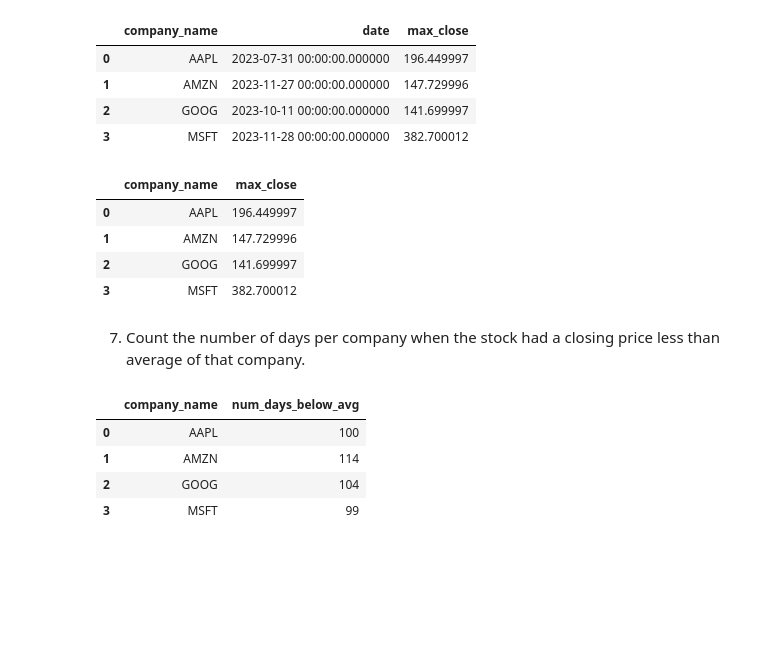
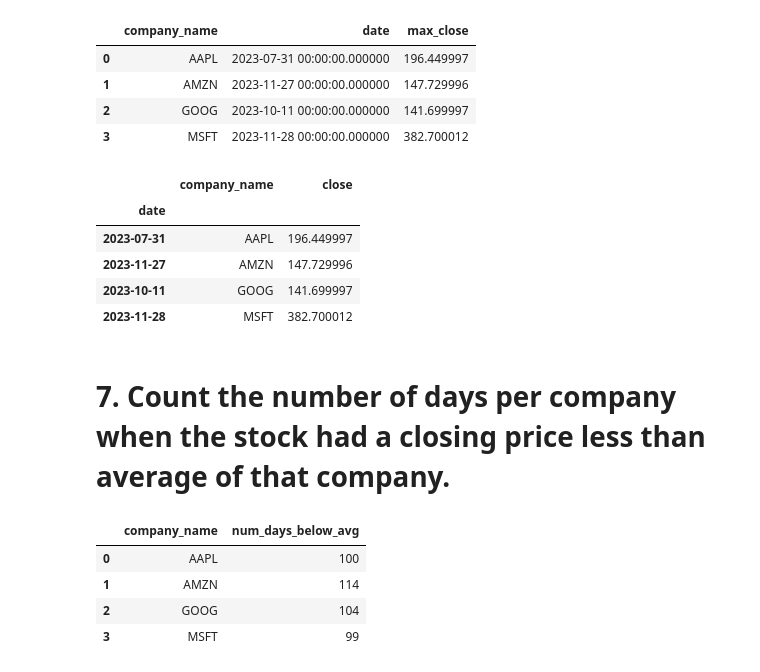
Before and after one commit to danjelito/stock-market-sql, a Jupyter notebook: main.ipynb, the cells around one changed output. Saved outputs shown, nothing was run; the diff lists cells and outputs as text; code cells hidden in the pictures; blank space fills up the shorter version.

```diff
--- a/main.ipynb
+++ b/main.ipynb
@@ -283,23 +305,26 @@ sqldf("""
 | 1 | AMZN | 2023-11-27 00:00:00.000000 | 147.729996 |
 | 2 | GOOG | 2023-10-11 00:00:00.000000 | 141.699997 |
 | 3 | MSFT | 2023-11-28 00:00:00.000000 | 382.700012 |
-# %%
-sqldf("""
-    SELECT
-        company_name,
-        MAX(close) AS max_close
-    FROM df
-    GROUP BY company_name
-    ORDER BY company_name
-""")
-# %% [output]
-|  | company_name | max_close |
-| 0 | AAPL | 196.449997 |
-| 1 | AMZN | 147.729996 |
-| 2 | GOOG | 141.699997 |
-| 3 | MSFT | 382.700012 |
+# %%
+(df
+    .assign(
+        max_close = (df.groupby("company_name")["close"].transform("max"))
+    )
+    .loc[lambda df_:
+        df_["close"] == df_["max_close"],
+        ["company_name", "close"]
+    ]
+    .sort_values("company_name")
+)
+# %% [output]
+|  | company_name | close |
+| date |  |  |
+| 2023-07-31 | AAPL | 196.449997 |
+| 2023-11-27 | AMZN | 147.729996 |
+| 2023-10-11 | GOOG | 141.699997 |
+| 2023-11-28 | MSFT | 382.700012 |
 # %% [markdown]
-7. Count the number of days per company when the stock had a closing price less than average of that company.
+# 7. Count the number of days per company when the stock had a closing price less than average of that company.
 # %%
 sqldf("""
     SELECT
```
Also changed, not shown: parts of 4 cells of this notebook.
